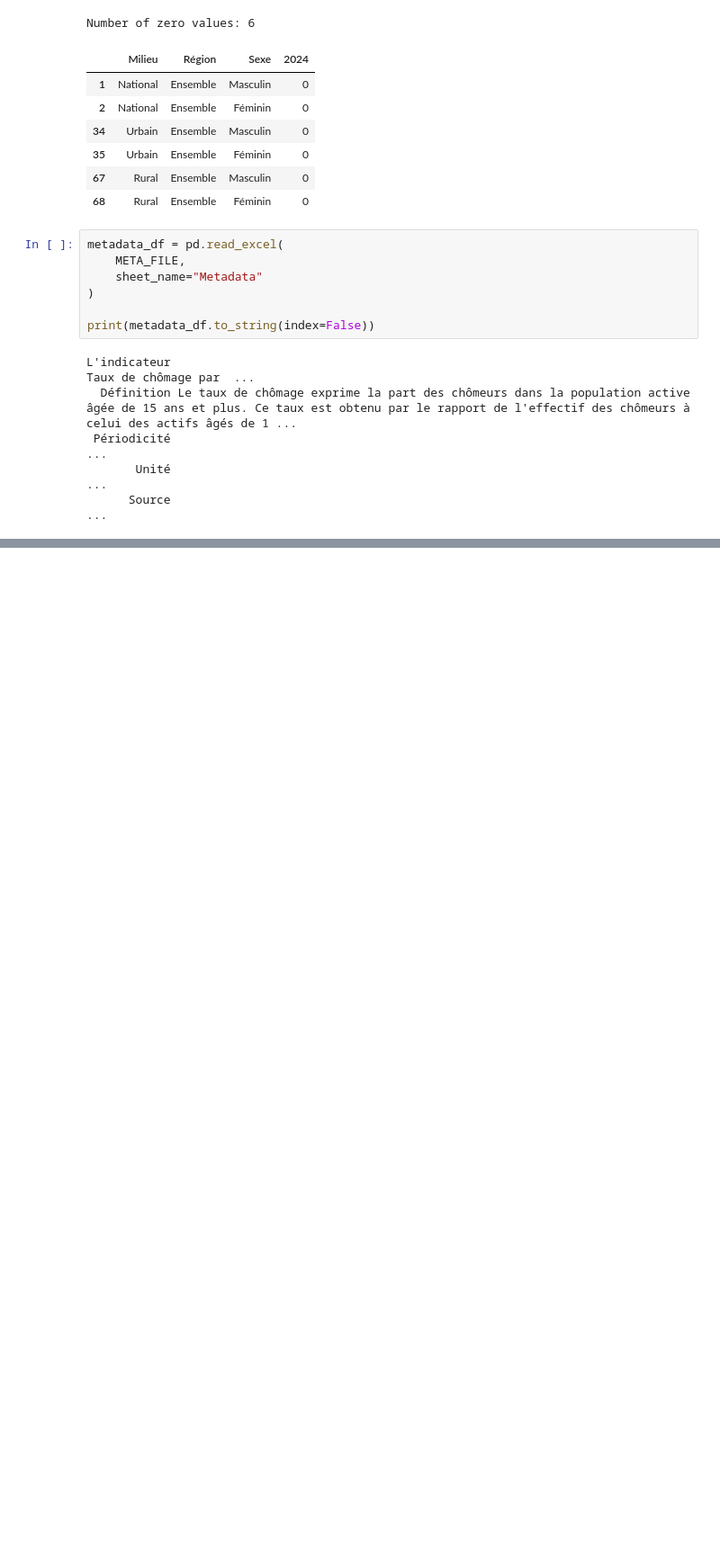
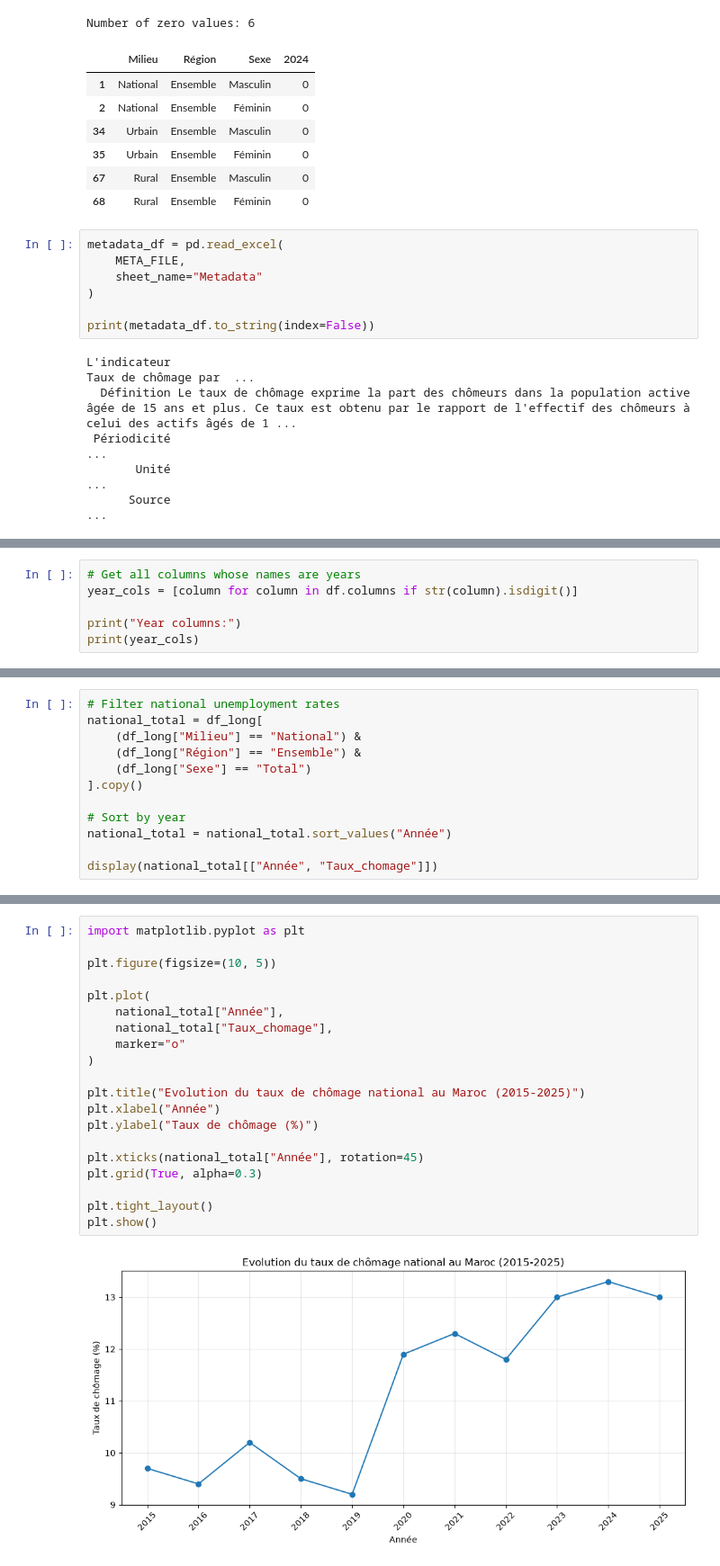
Before and after one commit to Oussamak05/morocco-labour-market-intelligence, a Jupyter notebook: notebooks/01_data_understanding.ipynb, the cells around one changed output, grey strips where cells are left out. Shown at 90% size. Saved outputs shown, nothing was run; the diff lists cells and outputs as text; blank space fills up the shorter version.

```diff
--- a/notebooks/01_data_understanding.ipynb
+++ b/notebooks/01_data_understanding.ipynb
@@ -301,0 +350,6 @@ L'indicateur
+# %%
+# Get all columns whose names are years
+year_cols = [column for column in df.columns if str(column).isdigit()]
+
+print("Year columns:")
+print(year_cols)
@@ -301,0 +751,12 @@ L'indicateur
+# %%
+# Filter national unemployment rates
+national_total = df_long[
+    (df_long["Milieu"] == "National") &
+    (df_long["Région"] == "Ensemble") &
+    (df_long["Sexe"] == "Total")
+].copy()
+
+# Sort by year
+national_total = national_total.sort_values("Année")
+
+display(national_total[["Année", "Taux_chomage"]])
@@ -301,0 +779,22 @@ L'indicateur
+# %%
+import matplotlib.pyplot as plt
+
+plt.figure(figsize=(10, 5))
+
+plt.plot(
+    national_total["Année"],
+    national_total["Taux_chomage"],
+    marker="o"
+)
+
+plt.title("Evolution du taux de chômage national au Maroc (2015-2025)")
+plt.xlabel("Année")
+plt.ylabel("Taux de chômage (%)")
+
+plt.xticks(national_total["Année"], rotation=45)
+plt.grid(True, alpha=0.3)
+
+plt.tight_layout()
+plt.show()
+# %% [output]
+[figure, added]
```
Also changed, not shown: parts of 25 cells of this notebook, 3 other files.
